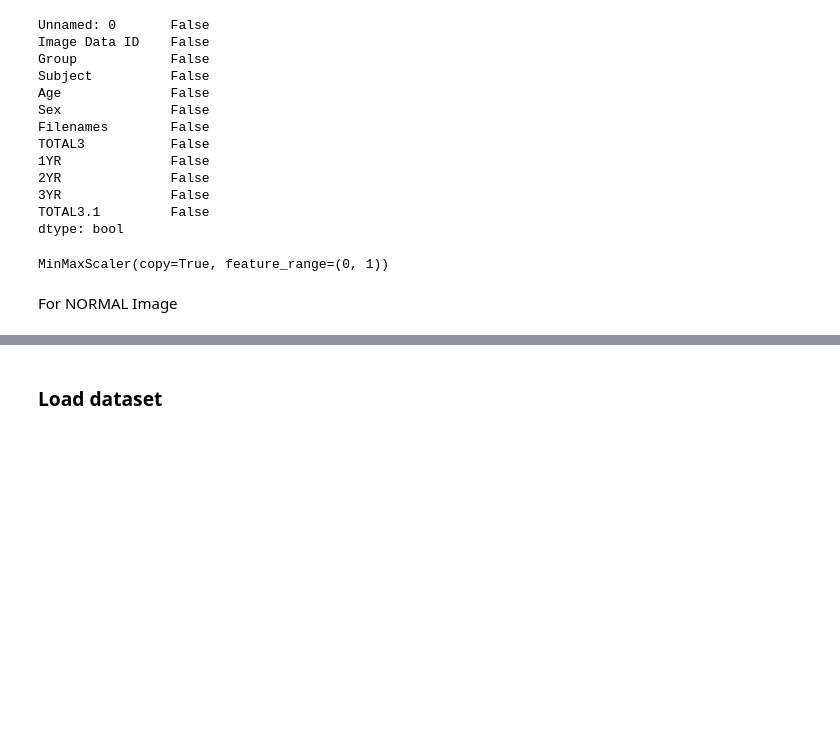
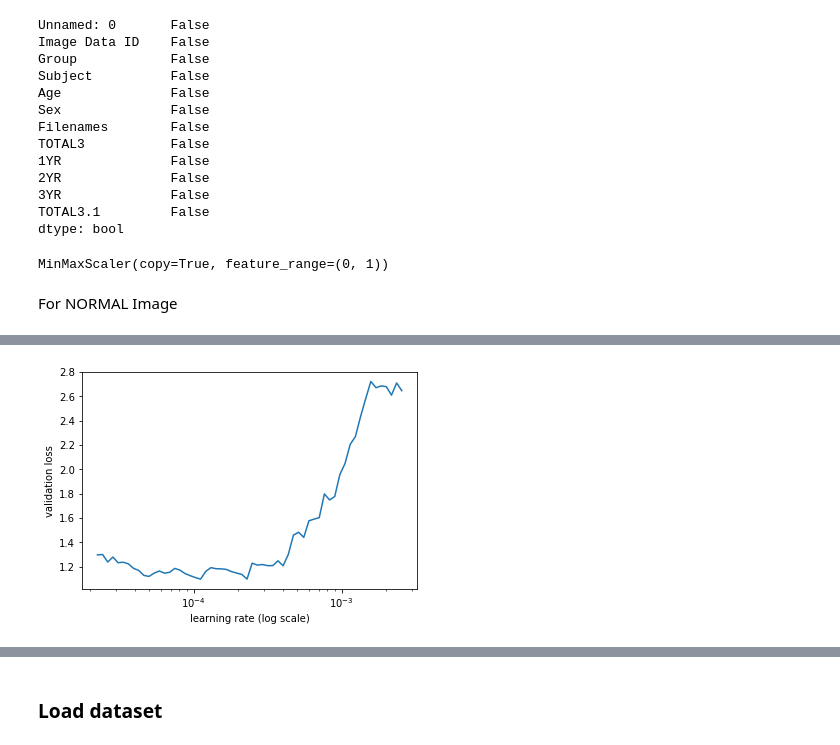
Before and after one commit to macsermkiat/PPMI, a Jupyter notebook: 3DSPECT_predict_Progress_AgeSex.ipynb, the cells around one changed output, grey strips where cells are left out. Cells and saved outputs as stored; diff of their text form; code cells hidden in the pictures; blank space fills up the shorter version.

```diff
--- a/3DSPECT_predict_Progress_AgeSex.ipynb
+++ b/3DSPECT_predict_Progress_AgeSex.ipynb
@@ -347,0 +418,31 @@ param_train.shape
+# %%
+class MetaArraysDataset(BaseDataset):
+    def __init__(self, x, param, y, transform, path):
+        self.path = path
+        self.x,self.y, self.param = x, y , param
+        assert(len(x)==len(y))
+        super().__init__(transform)
+
+    def __getitem__(self, idx):
+        """ This function should return a list.
+        """
+        x = self.get_x(idx)
+        param = self.get_param(idx)
+        y = self.get_y(idx)
+        return self.get(self.transform, (x, param), y)
+
+    def get(self, tfm, x, y):
+        x1, x2 = x
+        if tfm is None:
+            return [x1, x2, y]
+        x1,y = tfm(x1,y)
+        return [x1, x2, y]
+    def get_c(self): return int(self.y.max())+1
+    def get_x(self, i): return self.x[i]
+    def get_param(self,i): return self.param[i]
+    def get_y(self, i): return self.y[i]
+    def get_n(self): return len(self.y)
+    def get_sz(self): return self.x.shape[1]
+# %%
+bs=4; sz=128
+#f_model = resnet34
@@ -347,0 +497,4 @@ param_train.shape
+# %%
+data = ModelMetaData.from_arrays('.', trn=(image_array_train,param_train,y_train),val=(image_array_val,param_val,y_val))
+# %%
+learner = data.get_learner()
@@ -347,0 +505,4 @@ param_train.shape
+# %%
+learner.sched.plot()
+# %% [output]
+[figure, added]
```
Also changed, not shown: parts of 64 cells of this notebook, 9 other files.
